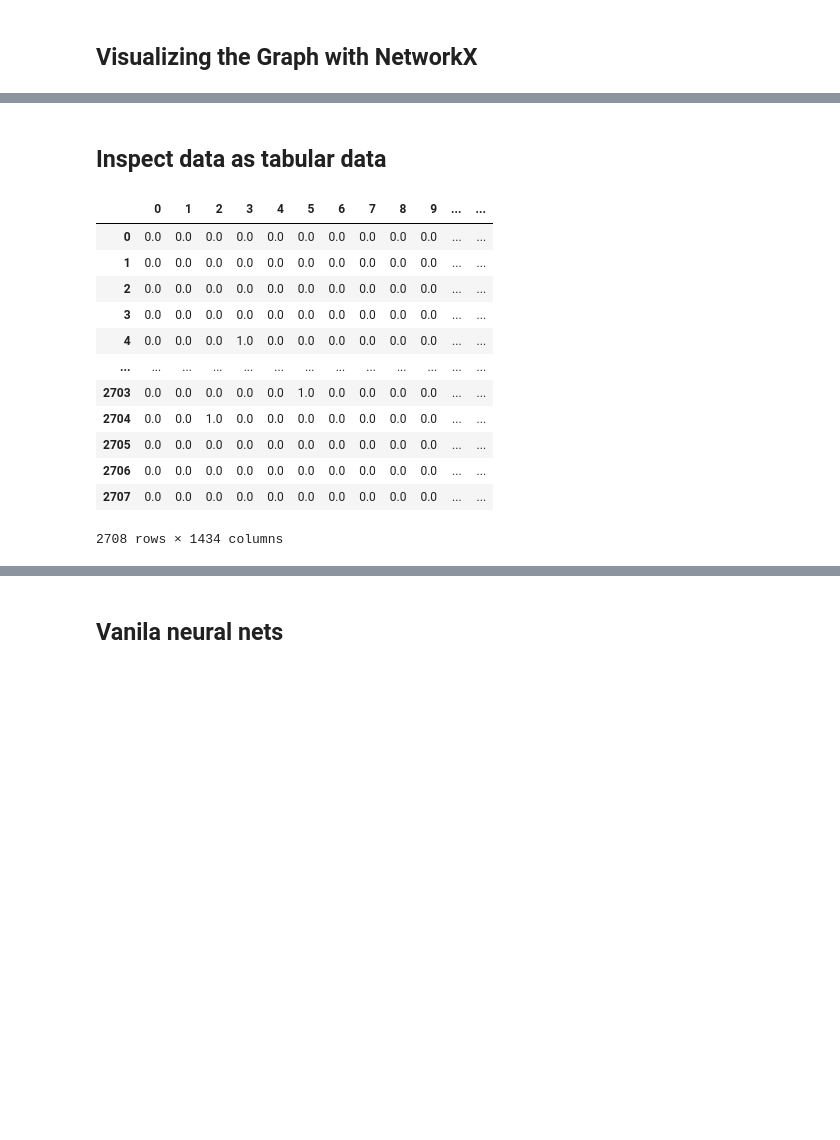
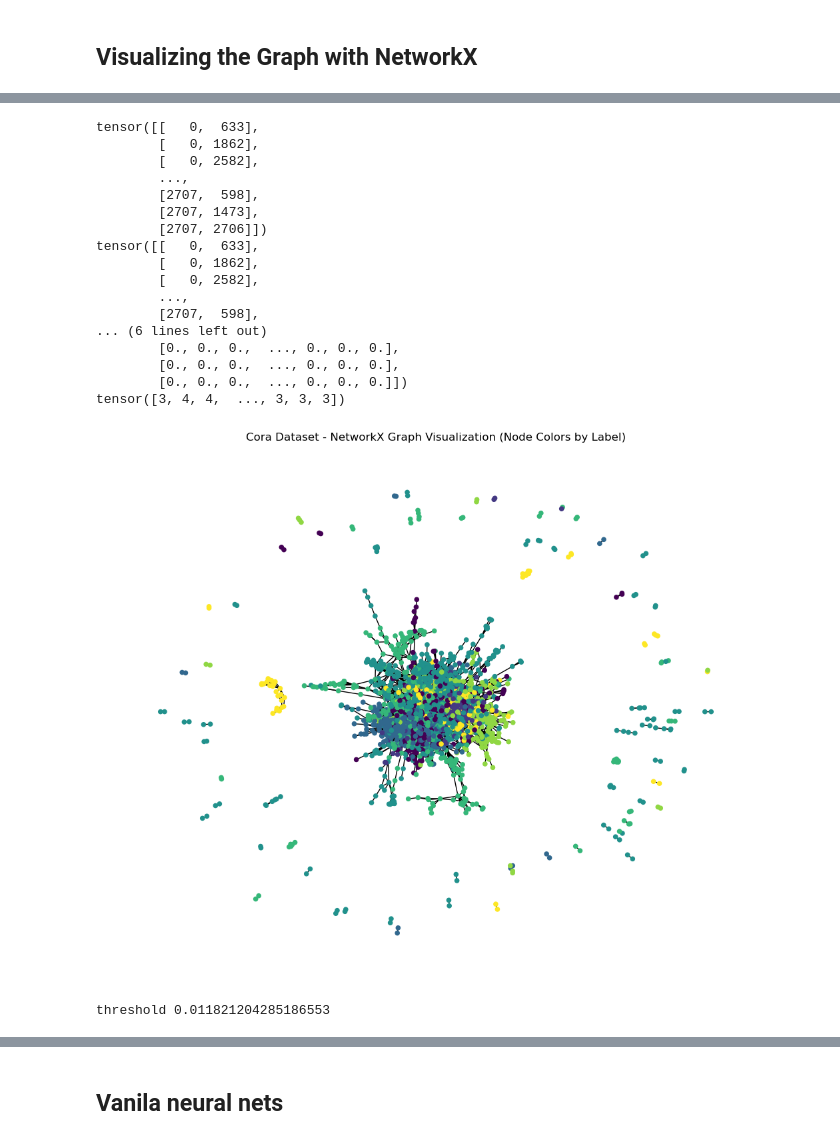
Before and after one commit to justramle/GNN-GCN-VNN-on-CoraDataset, a Jupyter notebook: gnn.ipynb, the cells around one changed output, grey strips where cells are left out. Drawn from its saved outputs; the diff is of its cells as text; code cells hidden in the pictures; blank space fills up the shorter version.

```diff
--- a/gnn.ipynb
+++ b/gnn.ipynb
@@ -137,22 +119,56 @@ tensor([3, 4, 4,  ..., 3, 3, 3])
-# %% [markdown]
-## Inspect data as tabular data
-# %%
-import pandas as pd
-
-df = pd.DataFrame(data.x.numpy())
-df['label'] = pd.DataFrame(data.y)
-df
-# %% [output]
-|  | 0 | 1 | 2 | 3 | 4 | 5 | 6 | 7 | 8 | 9 | ... | ... |
-| 0 | 0.0 | 0.0 | 0.0 | 0.0 | 0.0 | 0.0 | 0.0 | 0.0 | 0.0 | 0.0 | ... | ... |
-| 1 | 0.0 | 0.0 | 0.0 | 0.0 | 0.0 | 0.0 | 0.0 | 0.0 | 0.0 | 0.0 | ... | ... |
-| 2 | 0.0 | 0.0 | 0.0 | 0.0 | 0.0 | 0.0 | 0.0 | 0.0 | 0.0 | 0.0 | ... | ... |
-| 3 | 0.0 | 0.0 | 0.0 | 0.0 | 0.0 | 0.0 | 0.0 | 0.0 | 0.0 | 0.0 | ... | ... |
-| 4 | 0.0 | 0.0 | 0.0 | 1.0 | 0.0 | 0.0 | 0.0 | 0.0 | 0.0 | 0.0 | ... | ... |
-| ... | ... | ... | ... | ... | ... | ... | ... | ... | ... | ... | ... | ... |
-| 2703 | 0.0 | 0.0 | 0.0 | 0.0 | 0.0 | 1.0 | 0.0 | 0.0 | 0.0 | 0.0 | ... | ... |
-| 2704 | 0.0 | 0.0 | 1.0 | 0.0 | 0.0 | 0.0 | 0.0 | 0.0 | 0.0 | 0.0 | ... | ... |
-| 2705 | 0.0 | 0.0 | 0.0 | 0.0 | 0.0 | 0.0 | 0.0 | 0.0 | 0.0 | 0.0 | ... | ... |
-| 2706 | 0.0 | 0.0 | 0.0 | 0.0 | 0.0 | 0.0 | 0.0 | 0.0 | 0.0 | 0.0 | ... | ... |
-| 2707 | 0.0 | 0.0 | 0.0 | 0.0 | 0.0 | 0.0 | 0.0 | 0.0 | 0.0 | 0.0 | ... | ... |
-2708 rows × 1434 columns
+# %%
+
+tranpose = data.edge_index.T
+print(tranpose)
+
+adj = data.edge_index.t()
+print(adj)
+
+features = data.x
+print(features)
+
+labels = data.y
+print(labels)
+
+plt.figure(figsize=(10, 8))
+Gr = to_networkx(data, to_undirected=True)
+nx.draw_spring(G, node_size=20, arrows=False, node_color=labels)
+plt.title("Cora Dataset - NetworkX Graph Visualization (Node Colors by Label)")
+plt.show()
+
+G = to_networkx(data, to_undirected=True)
+pos = nx.spring_layout(G, seed=42)
+cent = nx.degree_centrality(G)
+node_size = list(map(lambda x: x * 500, cent.values()))
+cent_array = np.array(list(cent.values()))
+threshold = sorted(cent_array, reverse=True)[10]
+print("threshold", threshold)
+cent_bin = np.where(cent_array >= threshold, 1, 0.1)
+plt.figure(figsize=(12, 12))
+nodes = nx.draw_networkx_nodes(G, pos, node_size=node_size,
+                               cmap=plt.cm.plasma,
+                               node_color=cent_bin,
+                               nodelist=list(cent.keys()),
+                               alpha=cent_bin)
+edges = nx.draw_networkx_edges(G, pos, width=0.25, alpha=0.3)
+plt.show()
+# %% [output]
+tensor([[   0,  633],
+        [   0, 1862],
+        [   0, 2582],
+        ...,
+        [2707,  598],
+        [2707, 1473],
+        [2707, 2706]])
+tensor([[   0,  633],
+        [   0, 1862],
+        [   0, 2582],
+        ...,
+        [2707,  598],
+... (6 lines left out)
+        [0., 0., 0.,  ..., 0., 0., 0.],
+        [0., 0., 0.,  ..., 0., 0., 0.],
+        [0., 0., 0.,  ..., 0., 0., 0.]])
+tensor([3, 4, 4,  ..., 3, 3, 3])
+[figure, added]
+threshold 0.011821204285186553
```
Also changed, not shown: parts of 12 cells of this notebook.
